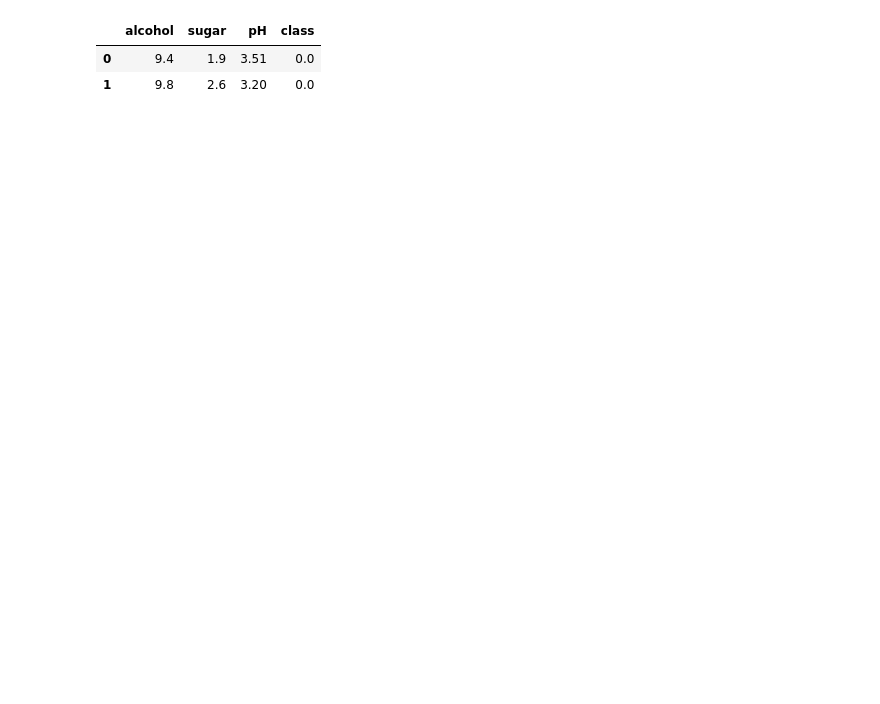
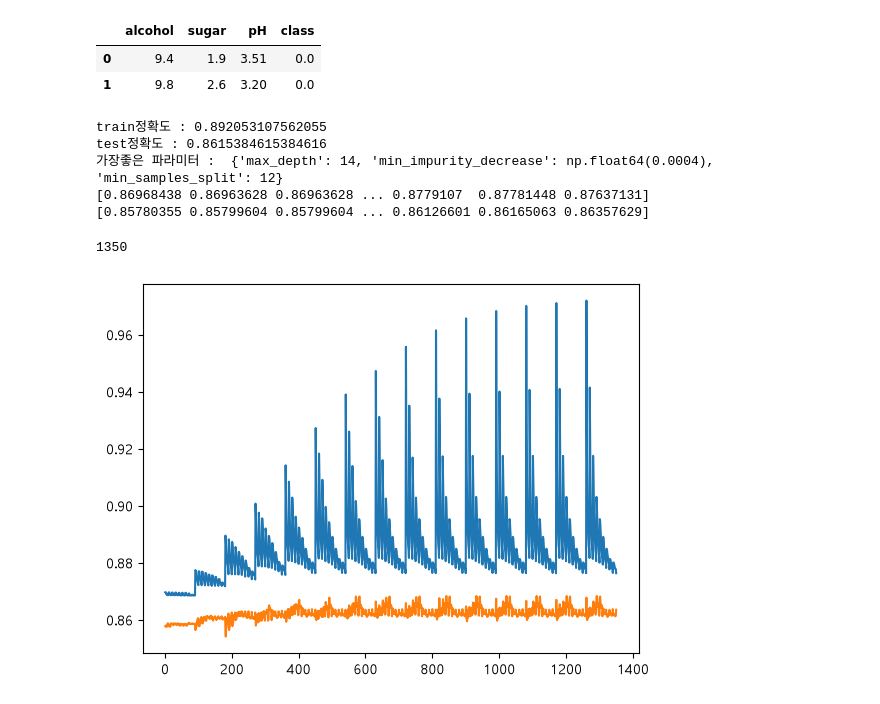
Before and after one commit to sajea75/aix_learn_1106, a Jupyter notebook: p1116/p1116_02.ipynb, the cells around one changed output. Saved outputs shown, nothing was run; the diff lists cells and outputs as text; code cells hidden in the pictures; blank space fills up the shorter version.

```diff
--- a/p1116/p1116_02.ipynb
+++ b/p1116/p1116_02.ipynb
@@ -29,3 +30,48 @@ wine.head(2)
 # %%
 data = wine[wine.columns[:-1]].values
 label = wine['class'].values
+# %%
+# 데이터 분리
+train_data,test_data,train_label,test_label = \
+train_test_split(data,label,test_size=0.2,random_state=42)
+# %%
+params = {
+    'max_depth':range(5,20,1),
+    'min_impurity_decrease':np.arange(0.0001,0.001,0.0001),
+    'min_samples_split':range(2,100,10)
+}
+# n_jobs=-1 : 모든cpu core를 사용해서 처리
+gs = GridSearchCV(DecisionTreeClassifier(random_state=42),params,n_jobs=-1,\
+                return_train_score=True)
+gs.fit(train_data,train_label)
+
+dt = gs.best_estimator_ # 가장좋은 모델
+print('train정확도 :',dt.score(train_data,train_label))
+print('test정확도 :',dt.score(test_data,test_label))
+
+print("가장좋은 파라미터 : ",gs.best_params_)
+print(gs.cv_results_['mean_train_score'])
+print(gs.cv_results_['mean_test_score'])
+
+
+# dt = DecisionTreeClassifier(max_depth=3, random_state=42)
+# dt.fit(train_data,train_label)
+# print()
+# %% [output]
+train정확도 : 0.892053107562055
+test정확도 : 0.8615384615384616
+가장좋은 파라미터 :  {'max_depth': 14, 'min_impurity_decrease': np.float64(0.0004), 'min_samples_split': 12}
+[0.86968438 0.86963628 0.86963628 ... 0.8779107  0.87781448 0.87637131]
+[0.85780355 0.85799604 0.85799604 ... 0.86126601 0.86165063 0.86357629]
+# %%
+len(gs.cv_results_['mean_train_score'])
+# %% [output]
+1350
+# %%
+alist = list(range(1,1351))
+# %%
+plt.plot(alist,gs.cv_results_['mean_train_score'])
+plt.plot(alist,gs.cv_results_['mean_test_score'])
+plt.show()
+# %% [output]
+[figure, added]
```
Also changed, not shown: parts of 1 cell of this notebook, 7 other files.
